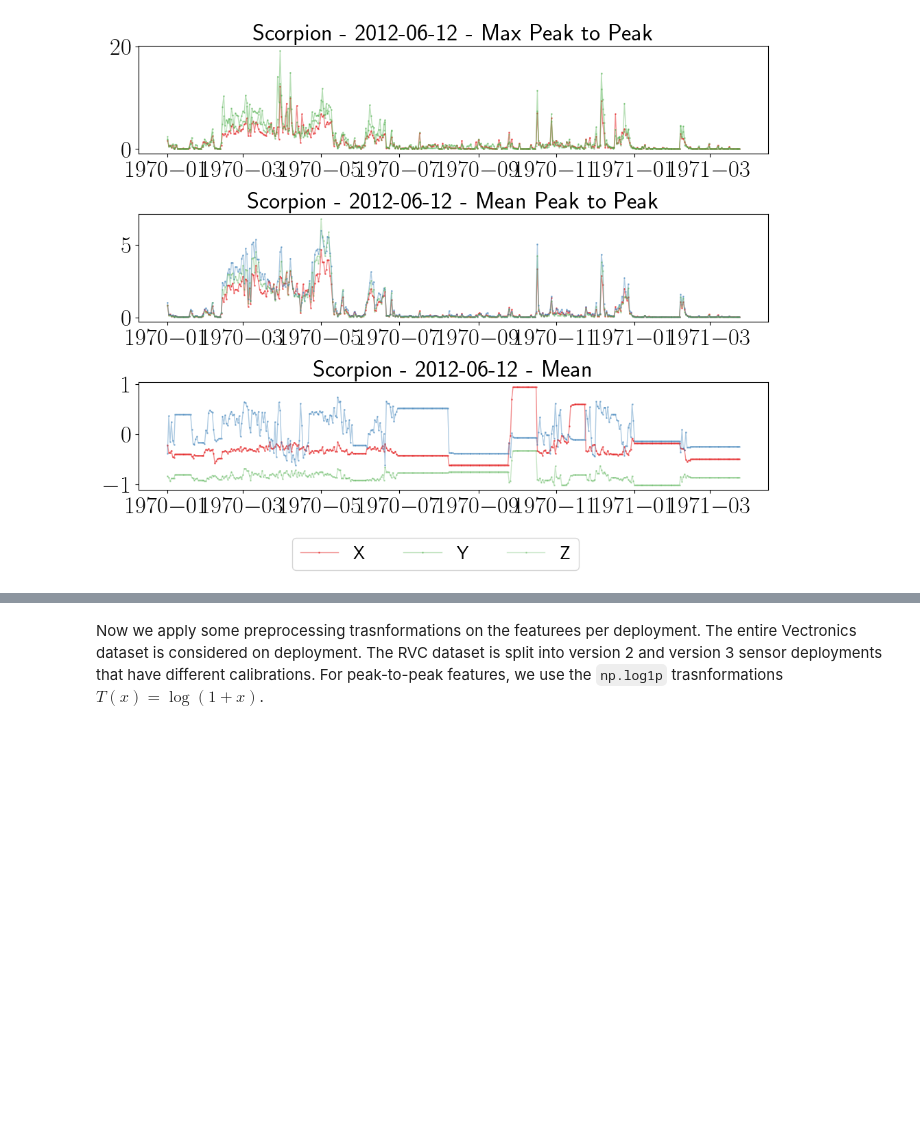
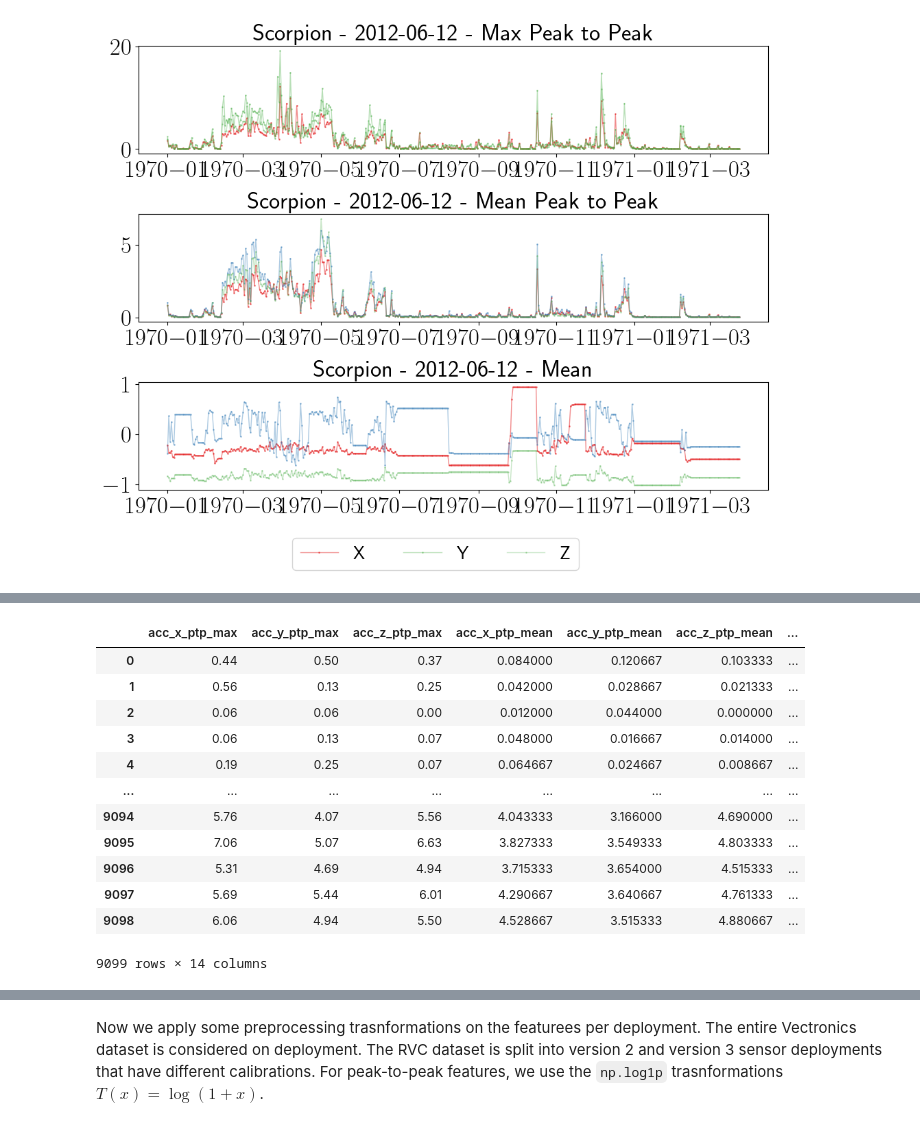
Before and after one commit to medhaaga/BotswanaML, a Jupyter notebook: notebooks/RVC_EDA.ipynb, the cells around one changed output, grey strips where cells are left out. Cells and saved outputs as stored; diff of their text form; code cells hidden in the pictures; blank space fills up the shorter version.

```diff
--- a/notebooks/RVC_EDA.ipynb
+++ b/notebooks/RVC_EDA.ipynb
@@ -347,0 +361,16 @@ acc_z_mean          -0.880000       1.253583 -7.967118   7.997047
+# %%
+vectronics_df
+# %% [output]
+|  | acc_x_ptp_max | acc_y_ptp_max | acc_z_ptp_max | acc_x_ptp_mean | acc_y_ptp_mean | acc_z_ptp_mean | ... |
+| 0 | 0.44 | 0.50 | 0.37 | 0.084000 | 0.120667 | 0.103333 | ... |
+| 1 | 0.56 | 0.13 | 0.25 | 0.042000 | 0.028667 | 0.021333 | ... |
+| 2 | 0.06 | 0.06 | 0.00 | 0.012000 | 0.044000 | 0.000000 | ... |
+| 3 | 0.06 | 0.13 | 0.07 | 0.048000 | 0.016667 | 0.014000 | ... |
+| 4 | 0.19 | 0.25 | 0.07 | 0.064667 | 0.024667 | 0.008667 | ... |
+| ... | ... | ... | ... | ... | ... | ... | ... |
+| 9094 | 5.76 | 4.07 | 5.56 | 4.043333 | 3.166000 | 4.690000 | ... |
+| 9095 | 7.06 | 5.07 | 6.63 | 3.827333 | 3.549333 | 4.803333 | ... |
+| 9096 | 5.31 | 4.69 | 4.94 | 3.715333 | 3.654000 | 4.515333 | ... |
+| 9097 | 5.69 | 5.44 | 6.01 | 4.290667 | 3.640667 | 4.761333 | ... |
+| 9098 | 6.06 | 4.94 | 5.50 | 4.528667 | 3.515333 | 4.880667 | ... |
+9099 rows × 14 columns
```
Also changed, not shown: parts of 25 cells of this notebook, 20 other files.
